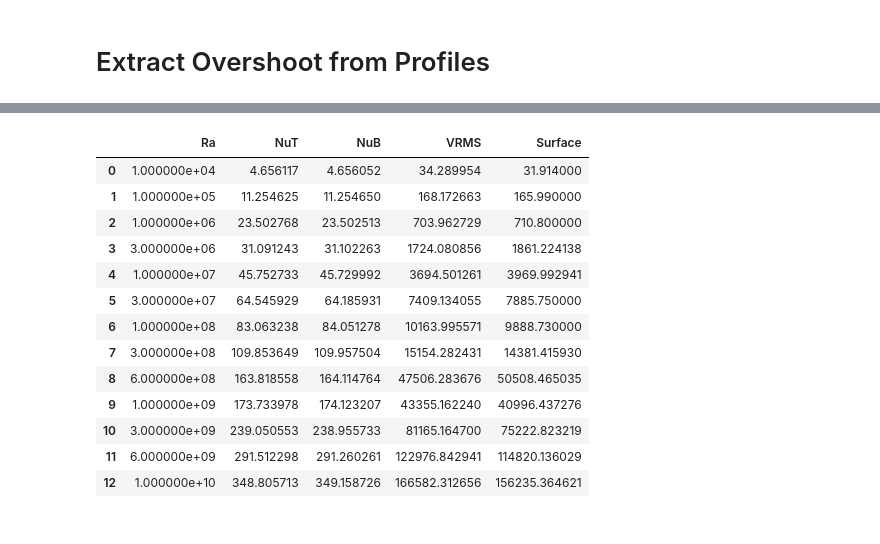
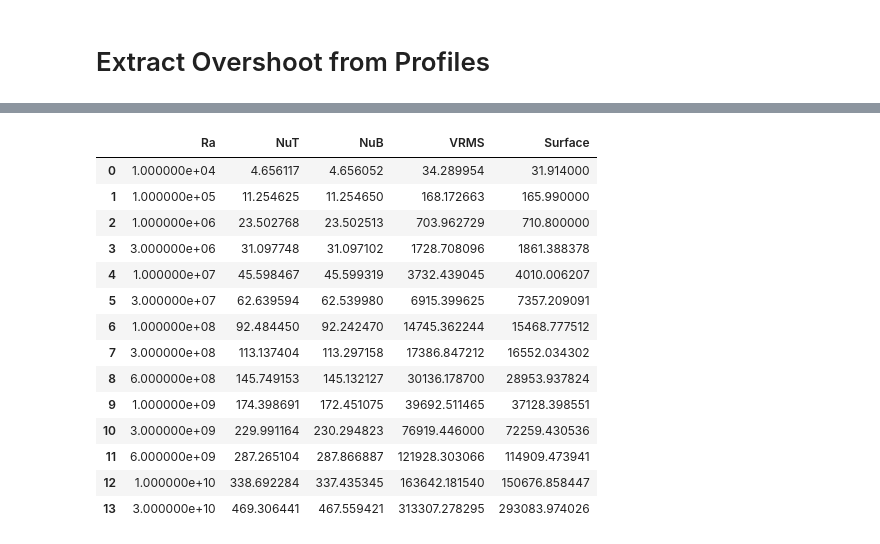
Before and after one commit to juliangtCode/CitcomCU-Notebooks, a Jupyter notebook: Basal Heating/Extract Overshoot from Profiles.ipynb, the cells around one changed output, grey strips where cells are left out. Drawn from its saved outputs; the diff is of its cells as text; code cells hidden in the pictures.

```diff
--- a/Basal Heating/Extract Overshoot from Profiles.ipynb
+++ b/Basal Heating/Extract Overshoot from Profiles.ipynb
@@ -211,23 +233,24 @@ plt.savefig(image_path + 'overshoot_averaged.png',pad_inches=0.1,bbox_inches='ti
 # %%
 save_path = 'C:\\Users\\super\\Dropbox\\Rice University\\501\\BL_Interactions_Data\\'
 Data=pd.read_csv(save_path+'data_short.csv')
-Data.drop(Data.tail(2).index,inplace = True)
+Data.drop(Data.tail(1).index,inplace = True)
 Data
 # %% [output]
 |  | Ra | NuT | NuB | VRMS | Surface |
 | 0 | 1.000000e+04 | 4.656117 | 4.656052 | 34.289954 | 31.914000 |
 | 1 | 1.000000e+05 | 11.254625 | 11.254650 | 168.172663 | 165.990000 |
 | 2 | 1.000000e+06 | 23.502768 | 23.502513 | 703.962729 | 710.800000 |
-| 3 | 3.000000e+06 | 31.091243 | 31.102263 | 1724.080856 | 1861.224138 |
-| 4 | 1.000000e+07 | 45.752733 | 45.729992 | 3694.501261 | 3969.992941 |
-| 5 | 3.000000e+07 | 64.545929 | 64.185931 | 7409.134055 | 7885.750000 |
-| 6 | 1.000000e+08 | 83.063238 | 84.051278 | 10163.995571 | 9888.730000 |
-| 7 | 3.000000e+08 | 109.853649 | 109.957504 | 15154.282431 | 14381.415930 |
-| 8 | 6.000000e+08 | 163.818558 | 164.114764 | 47506.283676 | 50508.465035 |
-| 9 | 1.000000e+09 | 173.733978 | 174.123207 | 43355.162240 | 40996.437276 |
-| 10 | 3.000000e+09 | 239.050553 | 238.955733 | 81165.164700 | 75222.823219 |
-| 11 | 6.000000e+09 | 291.512298 | 291.260261 | 122976.842941 | 114820.136029 |
-| 12 | 1.000000e+10 | 348.805713 | 349.158726 | 166582.312656 | 156235.364621 |
+| 3 | 3.000000e+06 | 31.097748 | 31.097102 | 1728.708096 | 1861.388378 |
+| 4 | 1.000000e+07 | 45.598467 | 45.599319 | 3732.439045 | 4010.006207 |
+| 5 | 3.000000e+07 | 62.639594 | 62.539980 | 6915.399625 | 7357.209091 |
+| 6 | 1.000000e+08 | 92.484450 | 92.242470 | 14745.362244 | 15468.777512 |
+| 7 | 3.000000e+08 | 113.137404 | 113.297158 | 17386.847212 | 16552.034302 |
+| 8 | 6.000000e+08 | 145.749153 | 145.132127 | 30136.178700 | 28953.937824 |
+| 9 | 1.000000e+09 | 174.398691 | 172.451075 | 39692.511465 | 37128.398551 |
+| 10 | 3.000000e+09 | 229.991164 | 230.294823 | 76919.446000 | 72259.430536 |
+| 11 | 6.000000e+09 | 287.265104 | 287.866887 | 121928.303066 | 114909.473941 |
+| 12 | 1.000000e+10 | 338.692284 | 337.435345 | 163642.181540 | 150676.858447 |
+| 13 | 3.000000e+10 | 469.306441 | 467.559421 | 313307.278295 | 293083.974026 |
 # %%
 plt.plot(Data['VRMS'],result['Difference'],'.',linestyle='--')
 plt.xscale('log');
```
Also changed, not shown: parts of 8 cells of this notebook, 4 other files.
